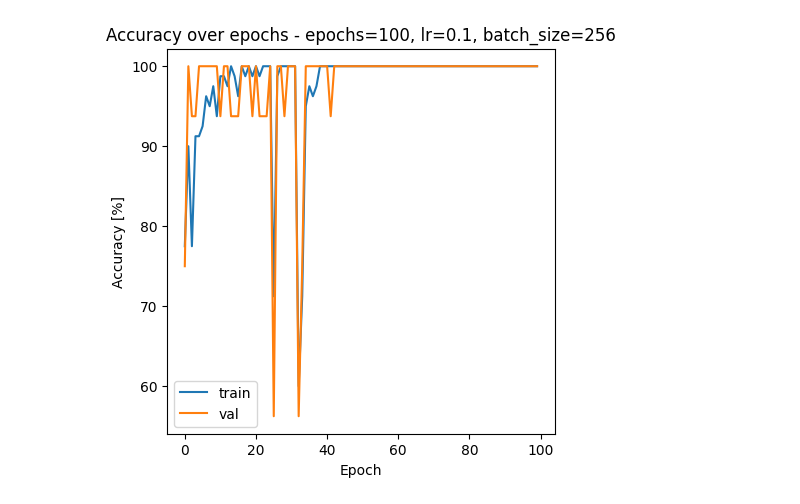
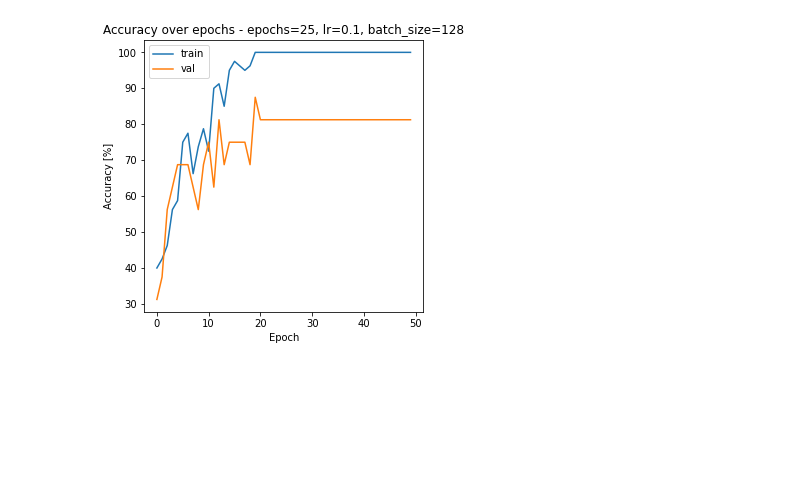
Before and after one commit to RootLeo00/rfdia-lectures, a Jupyter notebook: project1cd/visualize_results.ipynb, the cells around one changed output. Saved outputs shown, nothing was run; the diff lists cells and outputs as text; code cells hidden in the pictures; blank space fills up the shorter version.

```diff
--- a/project1cd/visualize_results.ipynb
+++ b/project1cd/visualize_results.ipynb
@@ -20,12 +20,12 @@ plt.show()
 # %%
 # plot accuracy of train and test
 plt.figure(figsize=(5, 5))
-plt.plot(df_train['top5_acc'], label='train')
-plt.plot(df_test['top5_acc'], label='val')
-plt.title('Accuracy over epochs - epochs=100, lr=0.1, batch_size=256')
+plt.plot(df_train['top1_acc'], label='train')
+plt.plot(df_test['top1_acc'], label='val')
+plt.title('Accuracy over epochs - epochs=25, lr=0.1, batch_size=128')
 plt.xlabel('Epoch')
 plt.ylabel('Accuracy [%]')
 plt.legend()
 plt.show()
 # %% [output]
-[figure, old version]
+[figure, new version]
```
Also changed, not shown: parts of 1 cell of this notebook, 19 other files.
